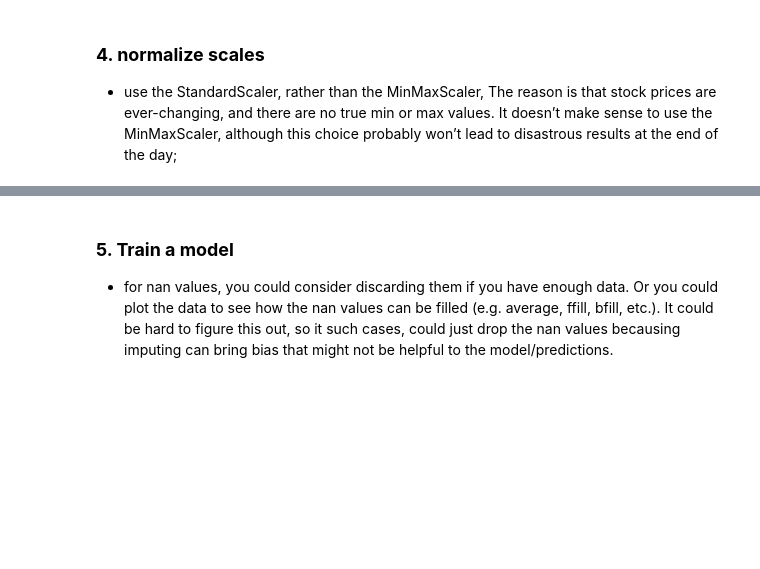
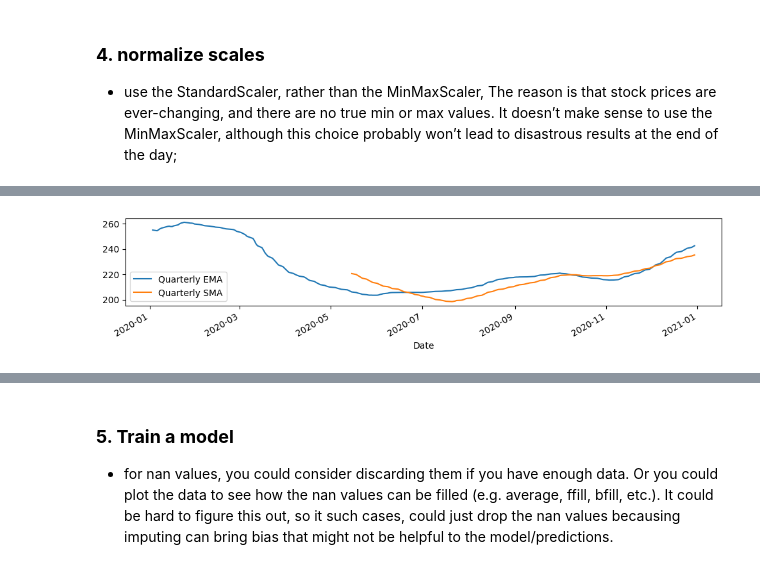
Before and after one commit to henryhyunwookim/ValueInvestor, a Jupyter notebook: ValueInvestor.ipynb, the cells around one changed output, grey strips where cells are left out. Cells and saved outputs as stored; diff of their text form; code cells hidden in the pictures; blank space fills up the shorter version.

```diff
--- a/ValueInvestor.ipynb
+++ b/ValueInvestor.ipynb
@@ -206,0 +188,8 @@ disastrous results at the end of the day;
+# %%
+import matplotlib.pyplot as plt
+
+train_df_1['Quarterly EMA'].plot(label='Quarterly EMA')
+train_df_1['Quarterly SMA'].plot(label='Quarterly SMA')
+plt.legend();
+# %% [output]
+[figure, added]
```
Also changed, not shown: parts of 19 cells of this notebook.
